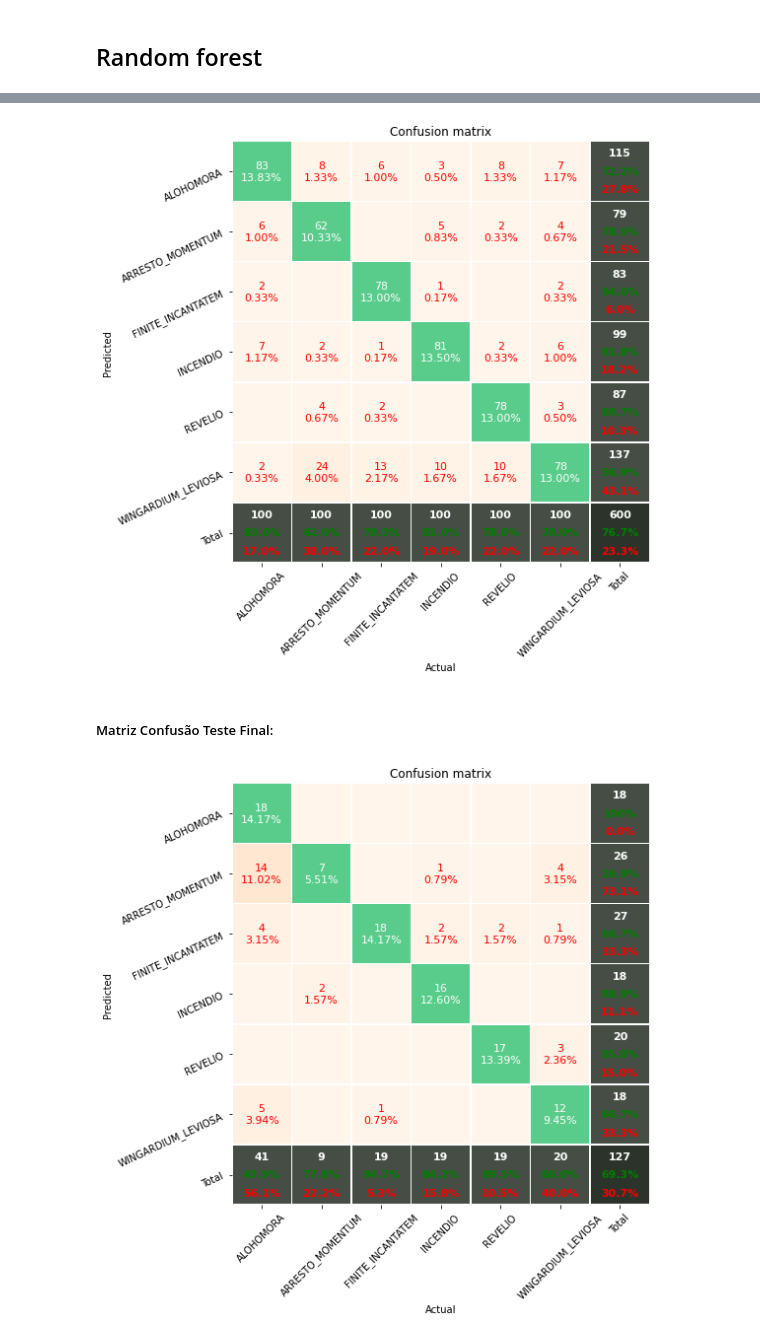
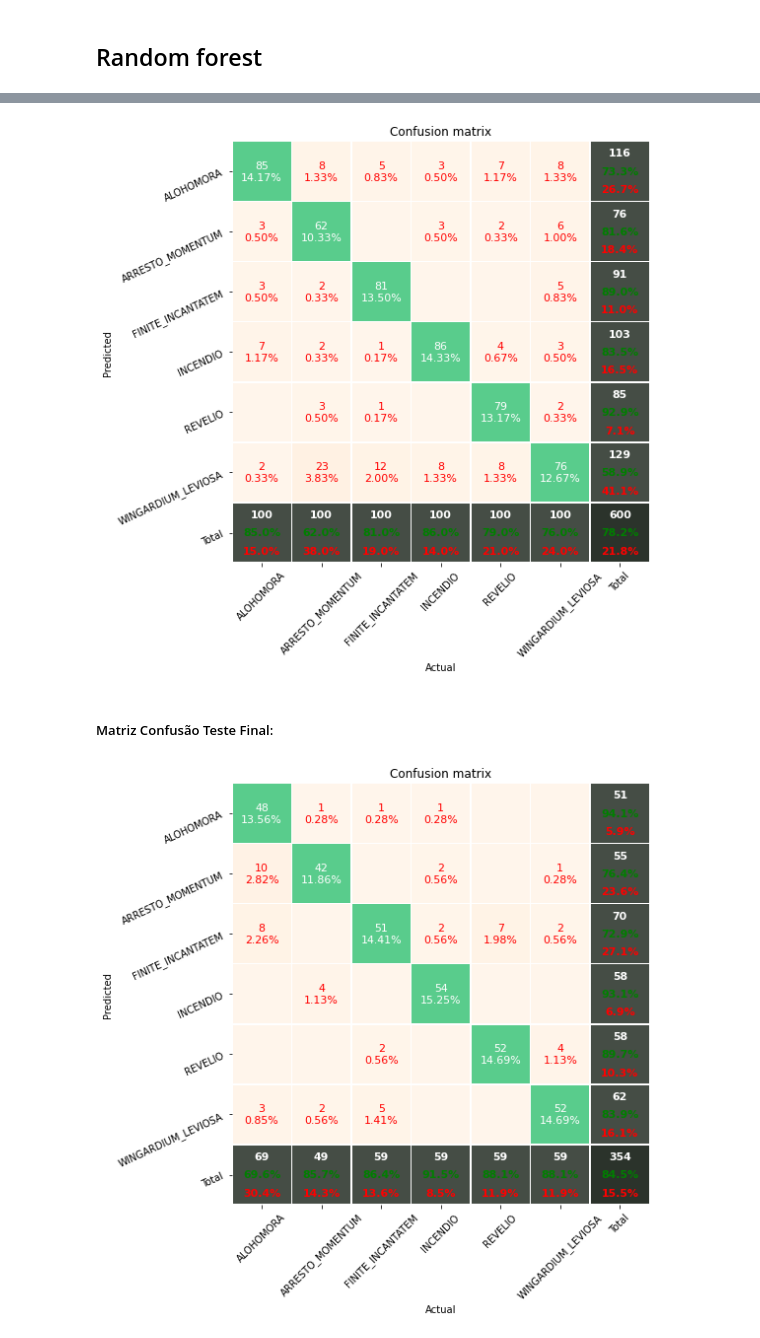
Before and after one commit to HeitorBRaymundo/mc906, a Jupyter notebook: prj3/Comparando melhores resultados.ipynb, the cells around one changed output, grey strips where cells are left out. Cells and saved outputs as stored; diff of their text form; code cells hidden in the pictures.

Commit message:
fix experiments ramdom state =0

```diff
--- a/prj3/Comparando melhores resultados.ipynb
+++ b/prj3/Comparando melhores resultados.ipynb
@@ -23,0 +26,15 @@ X_processed_test = InterpolateRawData(num_samples=40).fit_transform(database_tes
+# %%
+pipe = Pipeline([
+    ('interpolate', InterpolateRawData(num_samples=40)),
+    ('logisticRegression', LogisticRegression(random_state=0, C=1, class_weight='balanced',
+                          max_iter=10, fit_intercept=False, n_jobs=5, solver='sag'))
+])
+
+scikit_train_validate(pipe, database_train.X, database_train.y, database_train.cv_author)
+
+pipe.fit(database_train.X, database_train.y)
+
+with open('models/best_fully_connected.pkl', 'wb') as file:
+    pickle.dump(pipe, file)
+
+test_model(pipe, False)
@@ -89,6 +119,8 @@ pipe = Pipeline([
                           max_iter=100000, alpha=0.0001, learning_rate_init=0.0005))
 ])
 
+scikit_train_validate(pipe, database_train.X, database_train.y, database_train.cv_author)
+
 pipe.fit(database_train.X, database_train.y)
 
 with open('models/best_fully_connected_acc.pkl', 'wb') as file:
@@ -98,7 +141,7 @@ with open('models/best_fully_connected_acc.pkl', 'wb') as file:
 # %%
 pipe = Pipeline([
     ('interpolate', InterpolateRawData(num_samples=40)),
-    ('random', RandomForestClassifier(max_depth=10, max_features=0.6))
+    ('random', RandomForestClassifier(random_state=0, max_depth=10, max_features=0.6))
 ])
 
 scikit_train_validate(pipe, database_train.X, database_train.y, database_train.cv_author)
@@ -121,4 +164,4 @@ std_test_score:   0.21
 Gráfico Matriz de Confusão:
-[figure, old version]
+[figure, new version]
 Matriz Confusão Teste Final:
-[figure, old version]
+[figure, new version]
```
Also changed, not shown: parts of 8 cells of this notebook, 1 other file.
